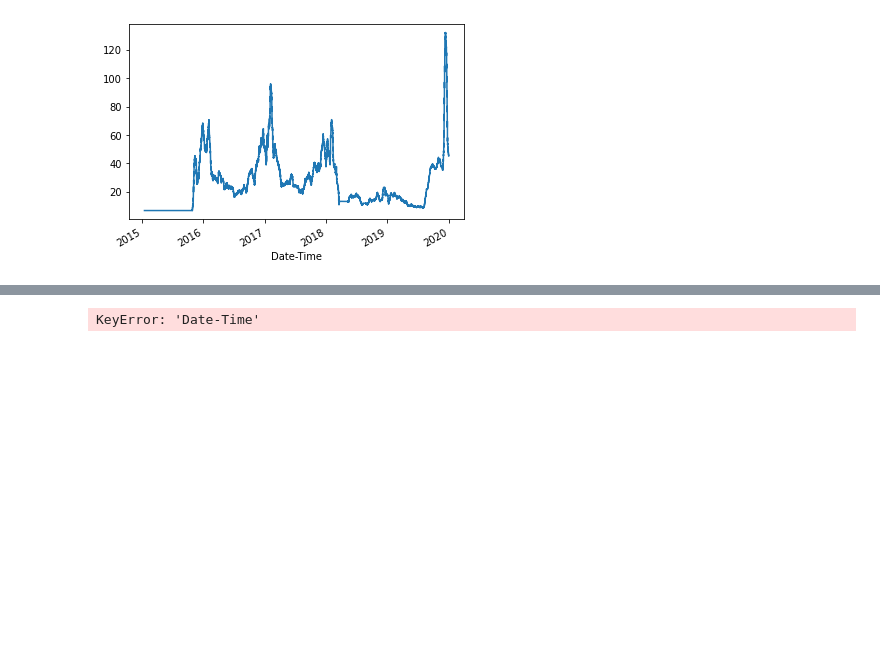
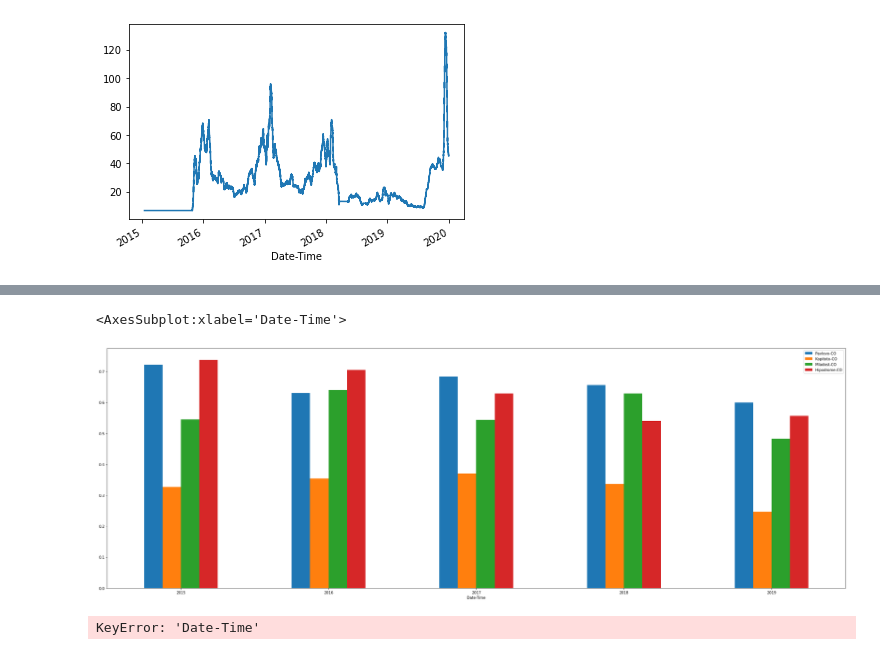
Before and after one commit to TsvetoslavVasev/BIgDataCourseProject, a Jupyter notebook: SofiaAirQuality.ipynb, the cells around one changed output, grey strips where cells are left out. Drawn from its saved outputs; the diff is of its cells as text; code cells hidden in the pictures; blank space fills up the shorter version.

```diff
--- a/SofiaAirQuality.ipynb
+++ b/SofiaAirQuality.ipynb
@@ -423,3 +445,9 @@ df_2015['Mladost-FDP'] = df_2016['Mladost-FDP']
+# %%
+fig, axs = plt.subplots(figsize=(36, 12))
+air_quality_df.groupby(air_quality_df["Date-Time"].dt.year)["Pavlovo-CO", "Kopitoto-CO", "Mladost-CO", "Hipodrome-CO"].mean().plot(kind='bar', rot=0, ax=axs)
+# %% [output]
+<AxesSubplot:xlabel='Date-Time'>
+[figure, added]
 # %%
 air_quality_df['Date-Time'].head()
 # %% [output]
```
Also changed, not shown: parts of 4 cells of this notebook.
